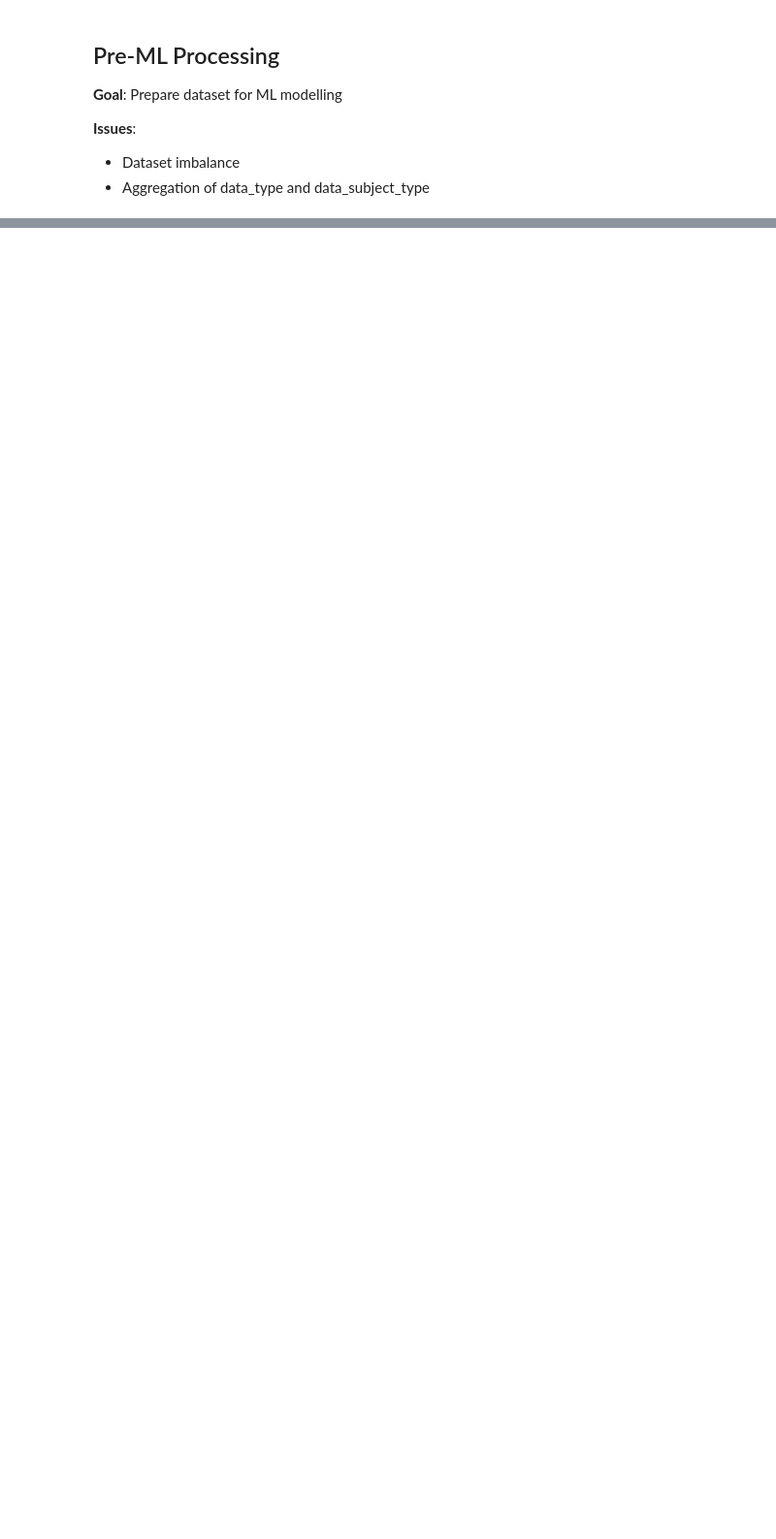
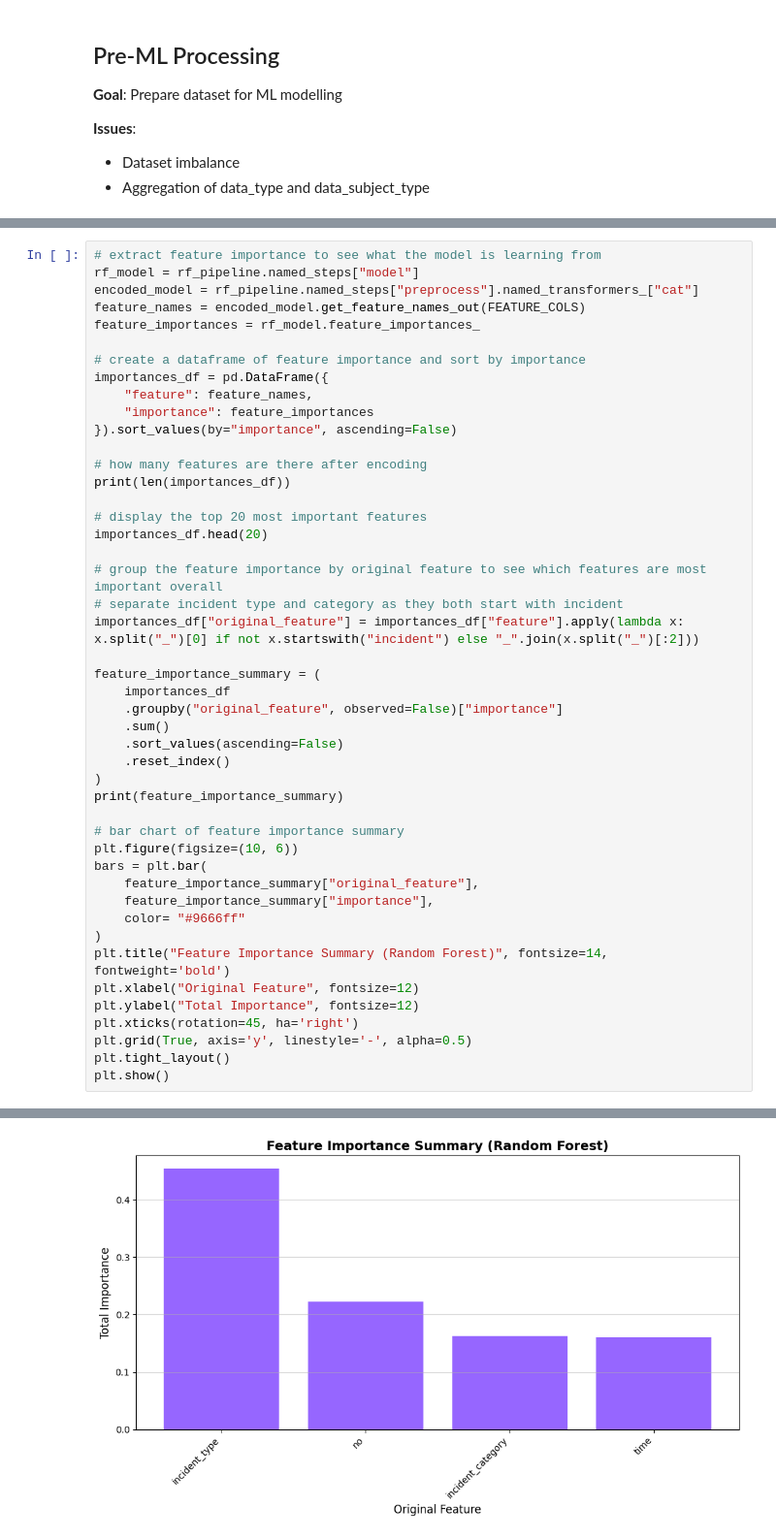
Before and after one commit to maycrowave/healthcare-data-incident-dashboard, a Jupyter notebook: models.ipynb, the cells around one changed output, grey strips where cells are left out. Shown at 97% size. Drawn from its saved outputs; the diff is of its cells as text; blank space fills up the shorter version.

```diff
--- a/models.ipynb
+++ b/models.ipynb
@@ -1317,0 +224,47 @@ F1 Score: 0.30335432992405637
+# %%
+# extract feature importance to see what the model is learning from
+rf_model = rf_pipeline.named_steps["model"]
+encoded_model = rf_pipeline.named_steps["preprocess"].named_transformers_["cat"]
+feature_names = encoded_model.get_feature_names_out(FEATURE_COLS)
+feature_importances = rf_model.feature_importances_
+
+# create a dataframe of feature importance and sort by importance
+importances_df = pd.DataFrame({
+    "feature": feature_names,
+    "importance": feature_importances
+}).sort_values(by="importance", ascending=False)
+
+# how many features are there after encoding
+print(len(importances_df))
+
+# display the top 20 most important features
+importances_df.head(20)
+
+# group the feature importance by original feature to see which features are most important overall
+# separate incident type and category as they both start with incident
+importances_df["original_feature"] = importances_df["feature"].apply(lambda x: x.split("_")[0] if not x.startswith("incident") else "_".join(x.split("_")[:2]))
+
+feature_importance_summary = (
+    importances_df
+    .groupby("original_feature", observed=False)["importance"]
+    .sum()
+    .sort_values(ascending=False)
+    .reset_index()
+)
+print(feature_importance_summary)
+
+# bar chart of feature importance summary
+plt.figure(figsize=(10, 6))
+bars = plt.bar(
+    feature_importance_summary["original_feature"],
+    feature_importance_summary["importance"],
+    color= "#9666ff"
+)
+plt.title("Feature Importance Summary (Random Forest)", fontsize=14, fontweight='bold')
+plt.xlabel("Original Feature", fontsize=12)
+plt.ylabel("Total Importance", fontsize=12)
+plt.xticks(rotation=45, ha='right')
+plt.grid(True, axis='y', linestyle='-', alpha=0.5)
+plt.tight_layout()
+plt.show()
+# %% [output]
@@ -1317,0 +277 @@ F1 Score: 0.30335432992405637
+[figure, added]
```
Also changed, not shown: parts of 42 cells of this notebook, 1 other file.
